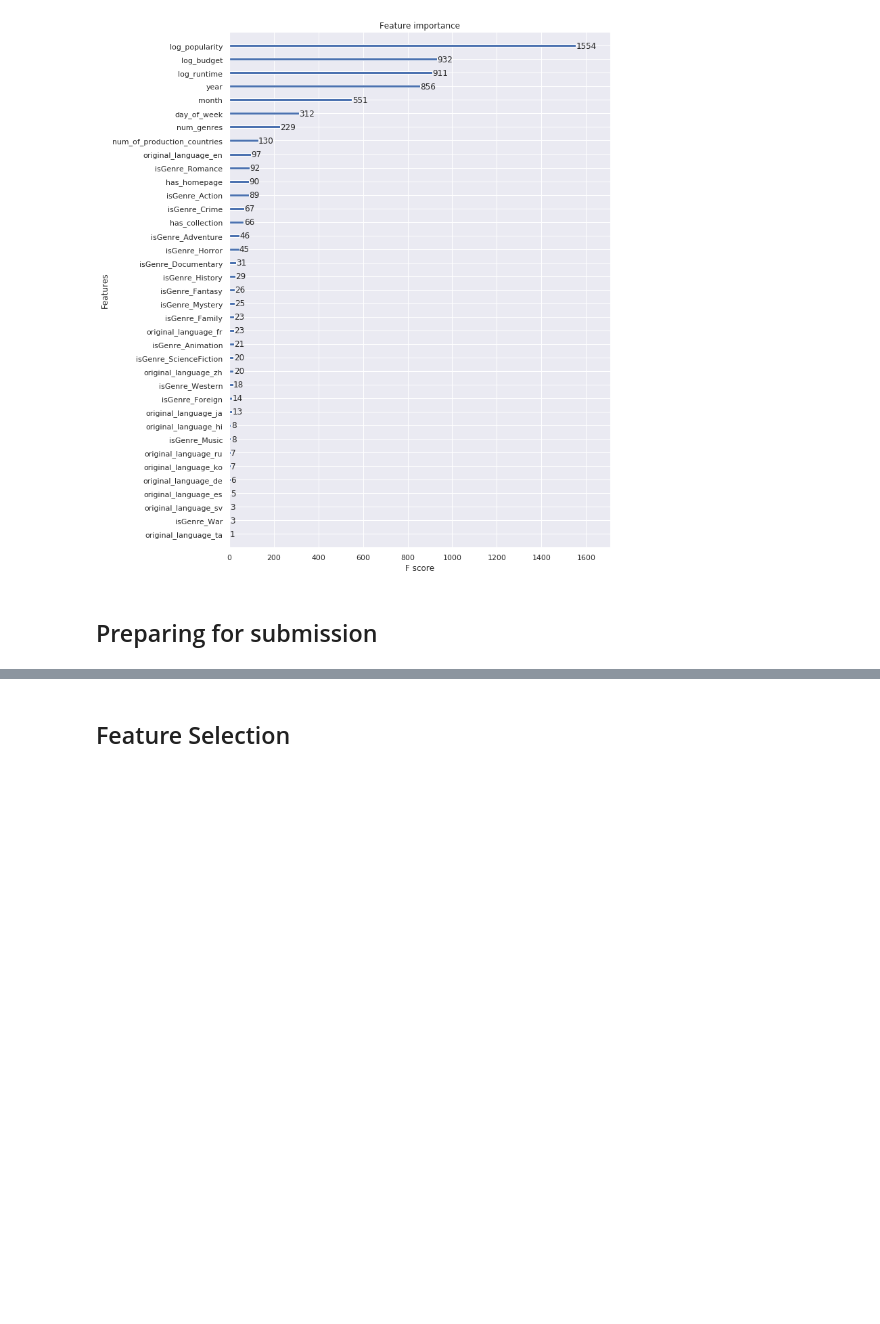
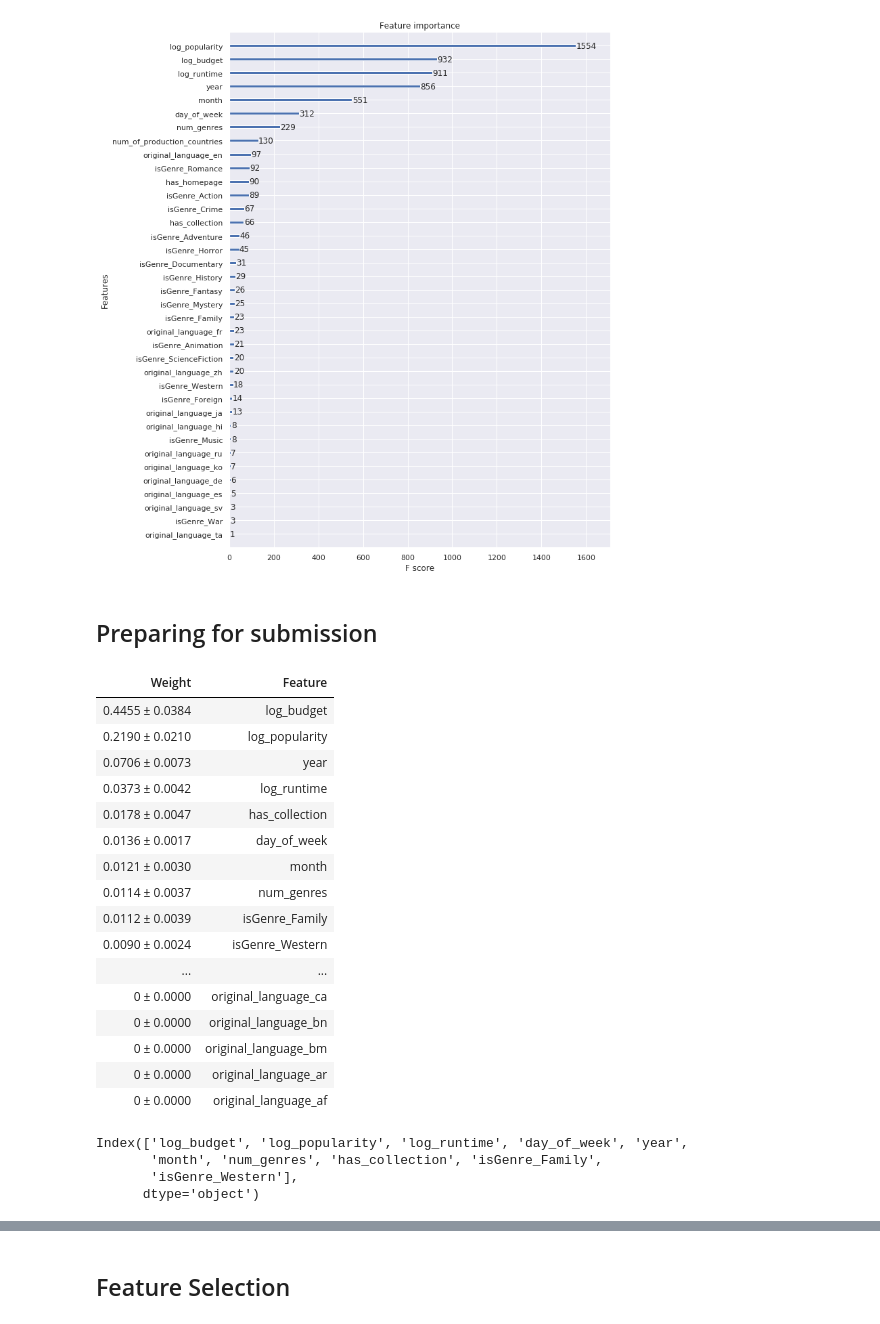
Before and after one commit to praxitelisk/TMDB-Box-Office-Prediction, a Jupyter notebook: TMDB Box Office Prediction EDA + ML.ipynb, the cells around one changed output, grey strips where cells are left out. Saved outputs shown, nothing was run; the diff lists cells and outputs as text; code cells hidden in the pictures; blank space fills up the shorter version.

```diff
--- a/TMDB Box Office Prediction EDA + ML.ipynb
+++ b/TMDB Box Office Prediction EDA + ML.ipynb
@@ -846,0 +845,20 @@ submission.to_csv('clf_xgb_tuned.csv', index=False)
+# %%
+eli5.show_weights(perm, feature_names = xvalid.columns.tolist(), top=100)
+# %% [output]
+| Weight | Feature |
+| 0.4455 ± 0.0384 | log_budget |
+| 0.2190 ± 0.0210 | log_popularity |
+| 0.0706 ± 0.0073 | year |
+| 0.0373 ± 0.0042 | log_runtime |
+| 0.0178 ± 0.0047 | has_collection |
+| 0.0136 ± 0.0017 | day_of_week |
+| 0.0121 ± 0.0030 | month |
+| 0.0114 ± 0.0037 | num_genres |
+| 0.0112 ± 0.0039 | isGenre_Family |
+| 0.0090 ± 0.0024 | isGenre_Western |
+| ... | ... |
+| 0 ± 0.0000 | original_language_ca |
+| 0 ± 0.0000 | original_language_bn |
+| 0 ± 0.0000 | original_language_bm |
+| 0 ± 0.0000 | original_language_ar |
+| 0 ± 0.0000 | original_language_af |
@@ -846,0 +873,7 @@ submission.to_csv('clf_xgb_tuned.csv', index=False)
+# %%
+selected_feature_names
+# %% [output]
+Index(['log_budget', 'log_popularity', 'log_runtime', 'day_of_week', 'year',
+       'month', 'num_genres', 'has_collection', 'isGenre_Family',
+       'isGenre_Western'],
+      dtype='object')
```
Also changed, not shown: parts of 9 cells of this notebook.
